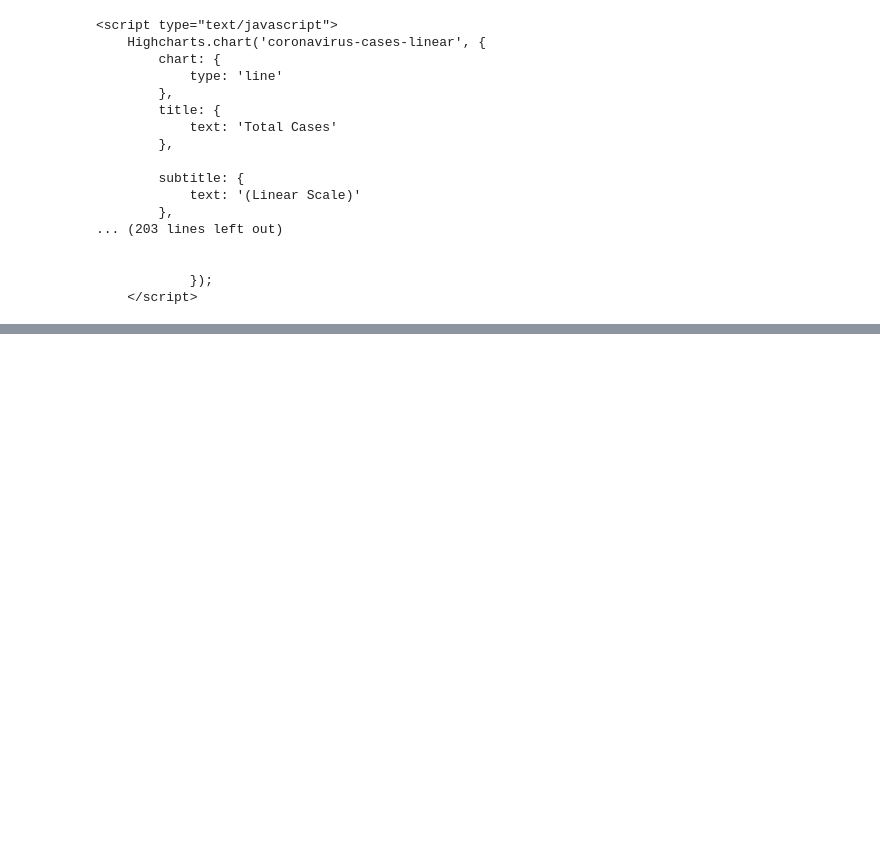
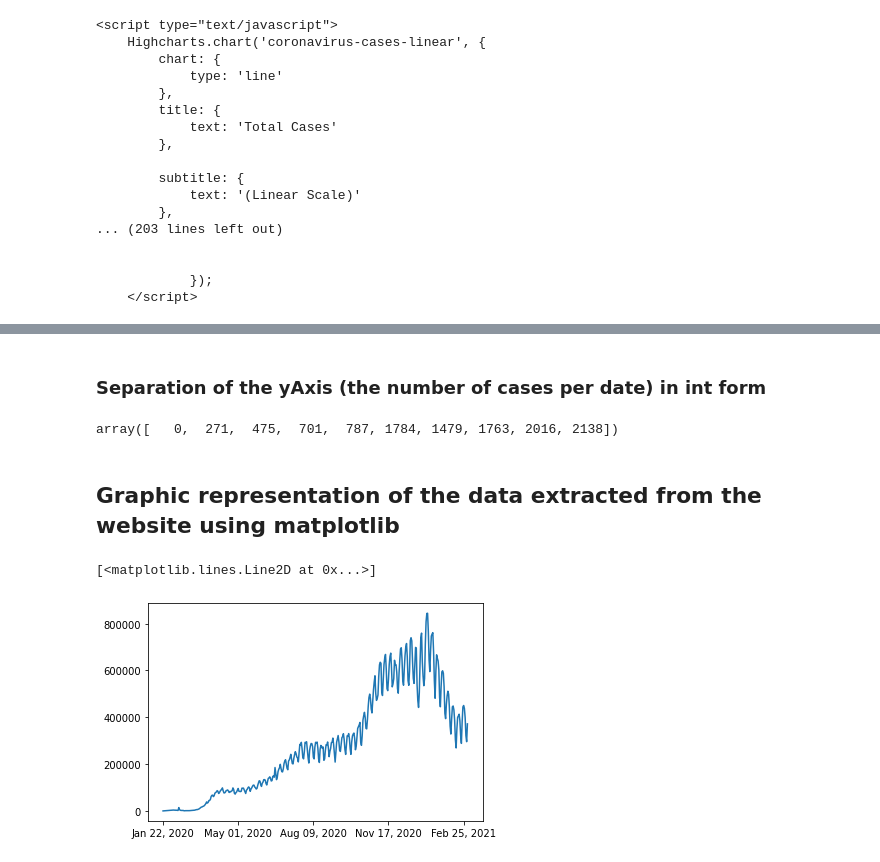
Before and after one commit to ncgo/VisionPorComputadora, a Jupyter notebook: Actividad1/Equipo1.ipynb, the cells around one changed output, grey strips where cells are left out. Saved outputs shown, nothing was run; the diff lists cells and outputs as text; code cells hidden in the pictures; blank space fills up the shorter version.

Commit message:
Plot Numbers And Markdown

```diff
--- a/Actividad1/Equipo1.ipynb
+++ b/Actividad1/Equipo1.ipynb
@@ -72,0 +74,12 @@ yAxis[:10]
+# %% [markdown]
+### Separation of the yAxis (the number of cases per date) in int form
+# %%
+yAxis_init = data[data.index(dataTag):]
+yAxis = yAxis_init[len(dataTag) + 1:yAxis_init.index("]")]
+yAxis = yAxis.split(',')
+yAxis = np.array([int(x) if x != "null" else 0 for x in yAxis])
+yAxis[:10]
+# %% [output]
+array([   0,  271,  475,  701,  787, 1784, 1479, 1763, 2016, 2138])
+# %% [markdown]
+## Graphic representation of the data extracted from the website using matplotlib
@@ -72,0 +89,11 @@ yAxis[:10]
+# %%
+ax = plt.axes()
+# plt.xlabel("Days")
+# plt.ylabel("# of cases")
+# plt.title("Daily Cases of Covid")
+# plt.plot(xAxis,yAxis,color="orange")
+ax.xaxis.set_major_locator(plt.MaxNLocator(5))
+ax.plot(xAxis,yAxis)
+# %% [output]
+[<matplotlib.lines.Line2D at 0x...>]
+[figure, added]
```
Also changed, not shown: parts of 9 cells of this notebook.
